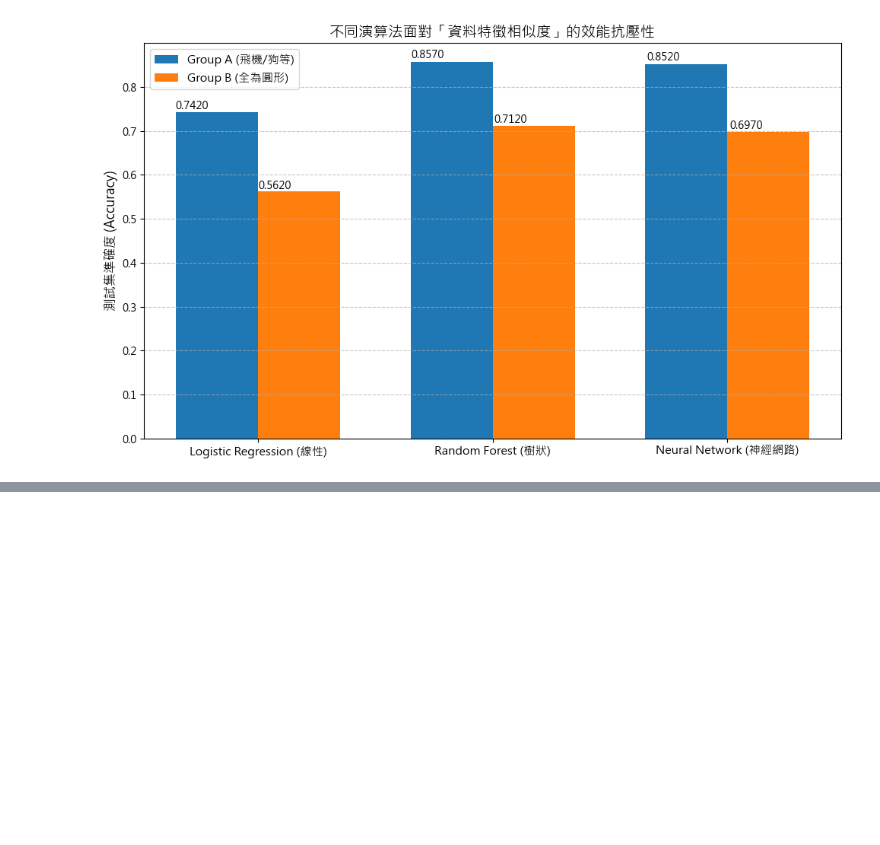
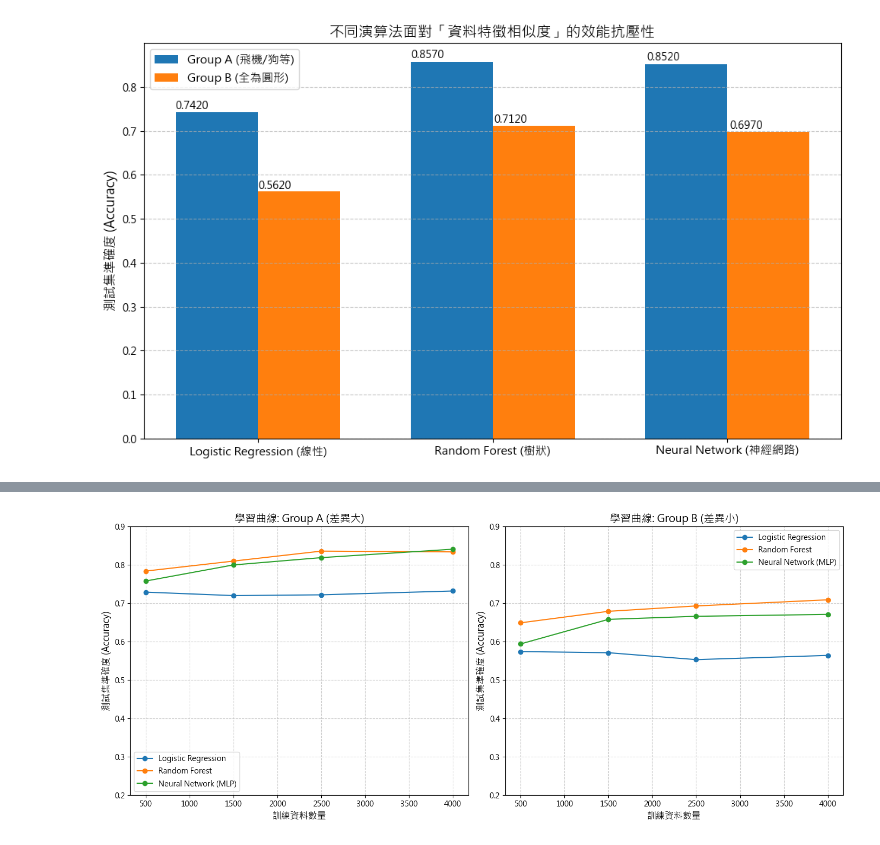
Before and after one commit to Xuan-xing/ML-QuickDraw-Classifier, a Jupyter notebook: program.ipynb, the cells around one changed output, grey strips where cells are left out. Saved outputs shown, nothing was run; the diff lists cells and outputs as text; code cells hidden in the pictures; blank space fills up the shorter version.

```diff
--- a/program.ipynb
+++ b/program.ipynb
@@ -238,0 +289,69 @@ plt.show()
+# %%
+import numpy as np
+import matplotlib.pyplot as plt
+from sklearn.utils import resample
+from sklearn.pipeline import Pipeline
+from sklearn.preprocessing import StandardScaler
+from sklearn.linear_model import LogisticRegression
+from sklearn.ensemble import RandomForestClassifier
+from sklearn.neural_network import MLPClassifier
+
+# 1. 準備模型與資料集
+models = {
+    "Logistic Regression": LogisticRegression(max_iter=500, C=1.0),
+    "Random Forest": RandomForestClassifier(n_estimators=100, random_state=42),
+    "Neural Network (MLP)": MLPClassifier(hidden_layer_sizes=(128, 64), activation='relu', solver='adam', max_iter=500, early_stopping=True, random_state=42)
+}
+
+datasets = {
+    "Group A (差異大)": (X_train_A, X_test_A, y_train_A, y_test_A),
+    "Group B (差異小)": (X_train_B, X_test_B, y_train_B, y_test_B)
+}
+
+# 2. 定義要測試的訓練資料量級距
+# 假設完整訓練集有 4000 筆，我們測試 4 個階段
+train_sizes = [500, 1500, 2500, len(X_train_A)]
+
+# 準備記錄結果的結構
+learning_curve_results = {group: {model: [] for model in models} for group in datasets}
+
+print("🚀 開始測試不同資料量對模型的影響...\n")
+
+# 3. 執行實驗
+for group_name, (X_train, X_test, y_train, y_test) in datasets.items():
+    print(f"========== 處理 {group_name} ==========")
+
+    for size in train_sizes:
+        # 使用 resample 進行分層抽樣，確保考卷範圍與比例正確
+        X_sub, y_sub = resample(X_train, y_train, n_samples=size, random_state=42, stratify=y_train)
+
+        for model_name, model in models.items():
+            pipeline = Pipeline([('scaler', StandardScaler()), ('clf', model)])
+            pipeline.fit(X_sub, y_sub)
+            acc = pipeline.score(X_test, y_test)  # 永遠用同一份 X_test 評估
+            learning_curve_results[group_name][model_name].append(acc)
+
+        print(f"資料量 {size:4d} 筆完成測試。")
+    print("-" * 40)
+
+# 4. 將結果視覺化為折線圖
+plt.rcParams['font.sans-serif'] = ['Arial Unicode MS', 'Microsoft JhengHei', 'SimHei']
+plt.rcParams['axes.unicode_minus'] = False
+
+fig, (ax1, ax2) = plt.subplots(1, 2, figsize=(14, 6))
+axes = {"Group A (差異大)": ax1, "Group B (差異小)": ax2}
+
+for group_name, ax in axes.items():
+    for model_name in models.keys():
+        ax.plot(train_sizes, learning_curve_results[group_name][model_name], marker='o', label=model_name)
+
+    ax.set_title(f"學習曲線: {group_name}", fontsize=14)
+    ax.set_xlabel("訓練資料數量", fontsize=12)
+    ax.set_ylabel("測試集準確度 (Accuracy)", fontsize=12)
+    ax.set_ylim([0.2, 0.9])  # 固定 Y 軸範圍以便左右圖公平比較
+    ax.legend(fontsize=10)
+    ax.grid(True, linestyle='--', alpha=0.6)
+
+plt.tight_layout()
+plt.show()
+# %% [output]
@@ -238,0 +372 @@ plt.show()
+[figure, added]
```
Also changed, not shown: parts of 2 cells of this notebook.
